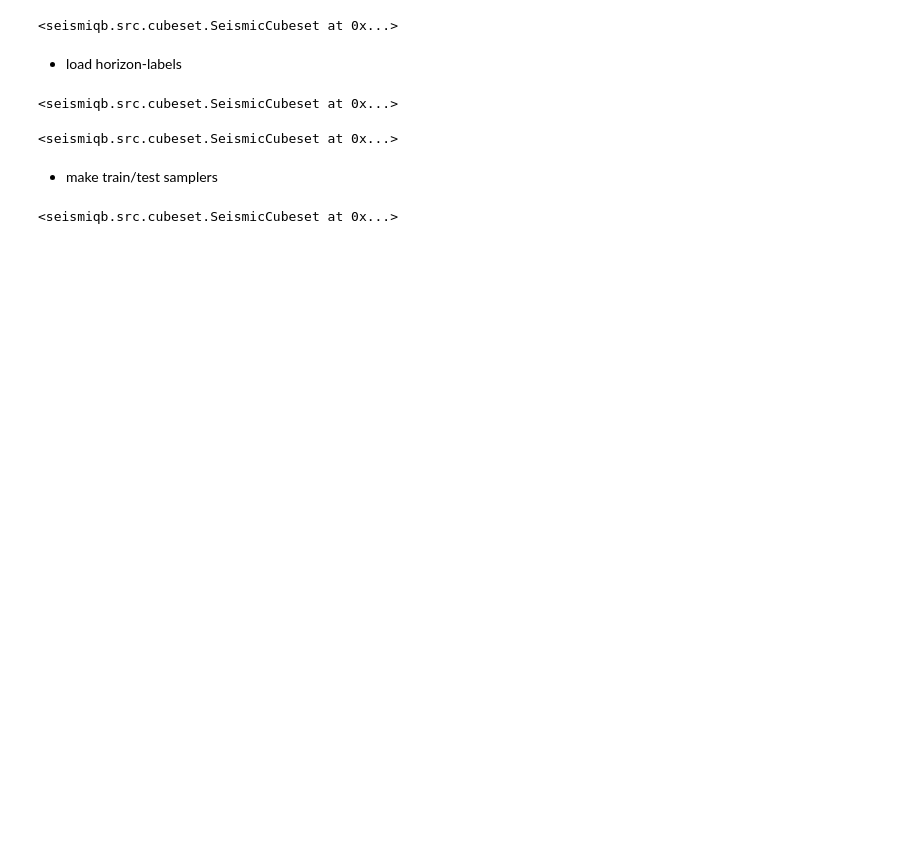
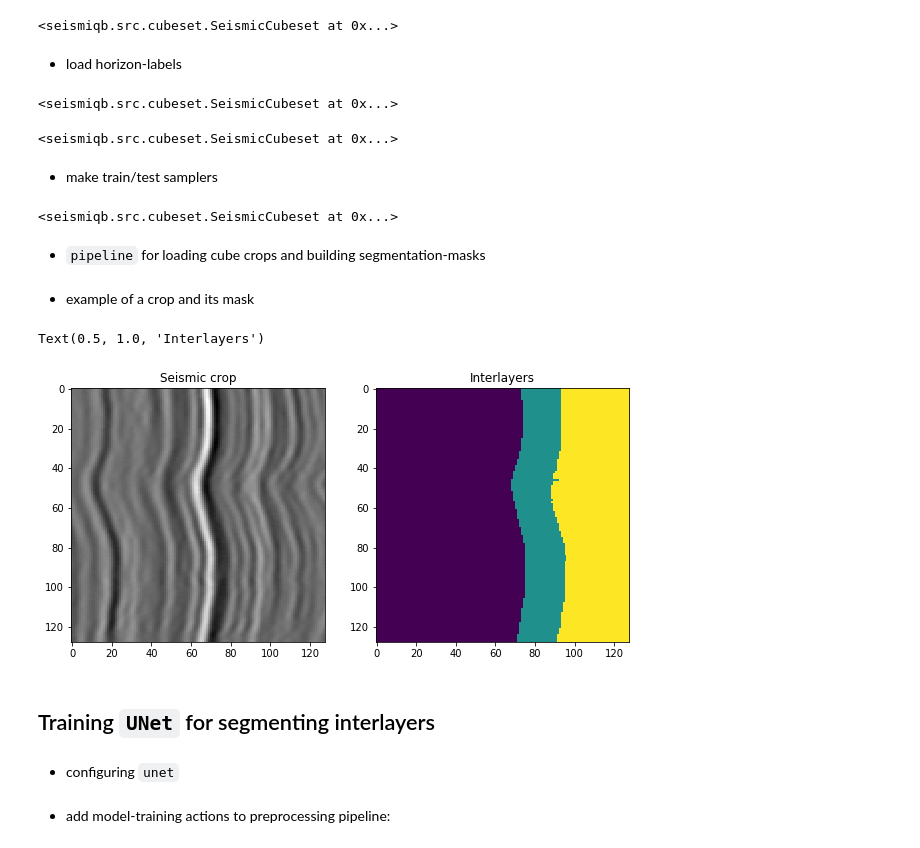
Before and after one commit to sadaqatali2027/seismiqb-1, a Jupyter notebook: tutorials/4. Segmenting_interlayers.ipynb, the cells around one changed output. Drawn from its saved outputs; the diff is of its cells as text; code cells hidden in the pictures; blank space fills up the shorter version.

```diff
--- a/tutorials/4. Segmenting_interlayers.ipynb
+++ b/tutorials/4. Segmenting_interlayers.ipynb
@@ -56,3 +58,33 @@ qbset.train_sample = qbset.sampler.truncate(expr=lambda x: x[:, 1:],
                                             high=[1, 0.3, 1]).sample
 qbset.test_sample = qbset.sampler.truncate(expr=lambda x: x[:, 1:],
                                            low=[0, 0.65, 0]).sample
+# %% [markdown]
+* `pipeline` for loading cube crops and building segmentation-masks
+# %%
+wflow = (Pipeline()
+         .load_component([D('labels'), D('geometries')],
+                         ['labels', 'geometries'])
+         .crop(points=L(D('train_sample'), size=32),
+               shape=(128, 1, 128),
+               passdown=['geometries', 'labels'])
+         .load_cubes(dst='cubes')
+         .create_masks(dst='masks', mode='stratum')
+         .apply_transform(lambda a: a.astype(np.int32).squeeze(), src='masks', dst='masks')
+         .apply_transform(lambda a: a.swapaxes(1, 2), src='cubes', dst='cubes'))
+# %%
+pset = (qbset >> wflow)
+# %% [markdown]
+* example of a crop and its mask
+# %%
+import matplotlib.pyplot as plt
+b = pset.next_batch(1, n_epochs=None)
+figs, axes = plt.subplots(1, 2, figsize=(2 * 5, 5))
+axes[0].imshow(b.cubes[0, :, :, 0], cmap=plt.cm.gray)
+axes[1].imshow(b.masks[0, :, :])
+axes[0].set_title('Seismic crop')
+axes[1].set_title('Interlayers')
+# %% [output]
+Text(0.5, 1.0, 'Interlayers')
+[figure, added]
+# %% [markdown]
+## Training `UNet` for segmenting interlayers
@@ -58,0 +95,2 @@ qbset.test_sample = qbset.sampler.truncate(expr=lambda x: x[:, 1:],
+# %% [markdown]
+* configuring `unet`
@@ -58,0 +105,2 @@ qbset.test_sample = qbset.sampler.truncate(expr=lambda x: x[:, 1:],
+# %% [markdown]
+* add model-training actions to preprocessing pipeline:
```
Also changed, not shown: parts of 13 cells of this notebook.
